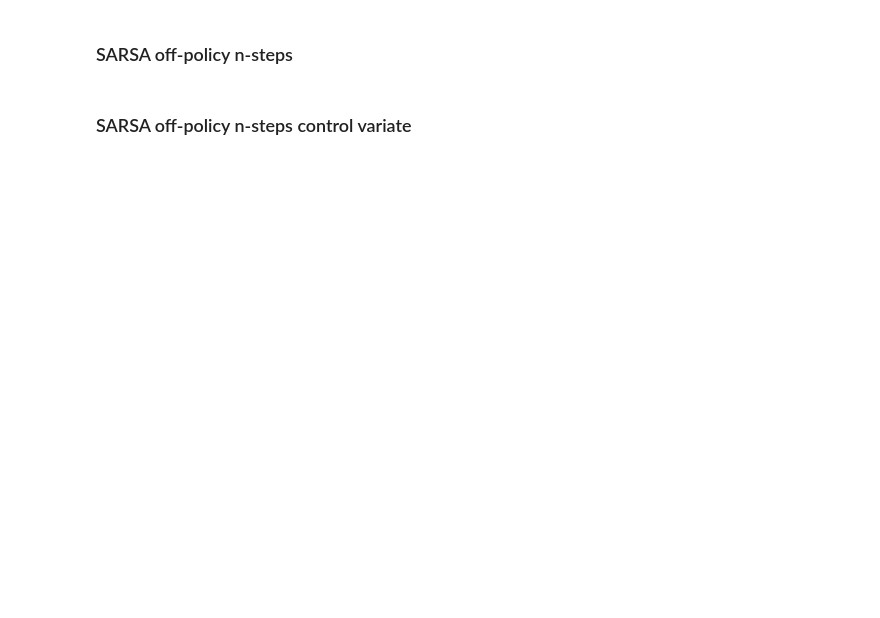
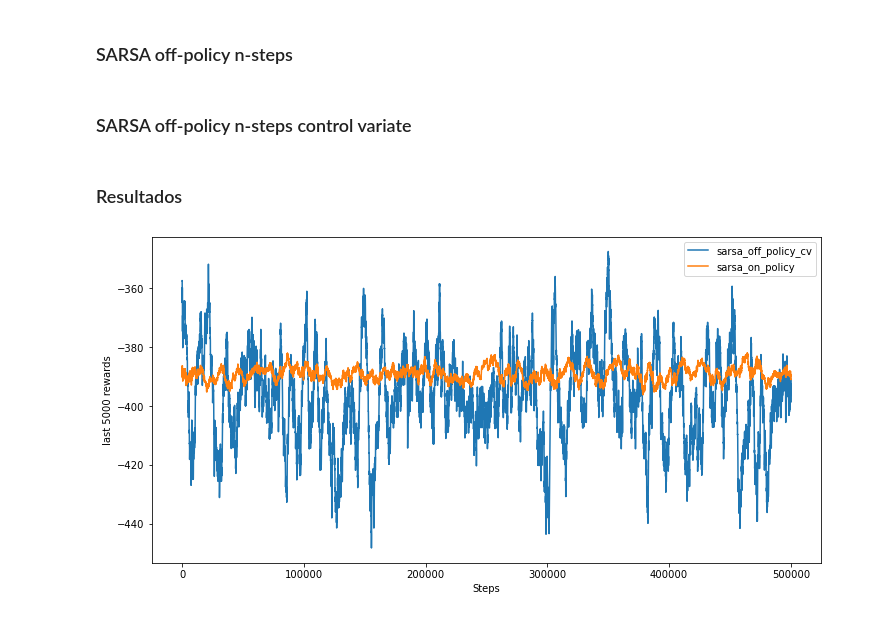
Before and after one commit to FernandoWeeb-byte/Taia-Project, a Jupyter notebook: taxi.ipynb, the cells around one changed output. Cells and saved outputs as stored; diff of their text form; code cells hidden in the pictures; blank space fills up the shorter version.

```diff
--- a/taxi.ipynb
+++ b/taxi.ipynb
@@ -42,3 +42,15 @@ NSTEPS = 11
 STEPS = 200_000
 
 env = gym.make(ENV_NAME)
+# %% [markdown]
+### Resultados
+# %%
+# off-policy X on-policy
+# taxi_offpolicy = load_results("taxi-1.npy")
+taxi_onpolicy = load_results("taxi-0-1.npy")
+taxi_offpolicy_cv = load_results("taxi-2.npy")
+taxi_onpolicy_cv = load_results("taxi-0-2.npy")
+# %%
+moving_mean_plot_many([taxi_offpolicy_cv.mean(axis=0), taxi_onpolicy_cv.mean(axis=0)], ['sarsa_off_policy_cv', 'sarsa_on_policy'], 500_000, 5000)
+# %% [output]
+[figure, added]
```
Also changed, not shown: parts of 1 cell of this notebook, 4 other files.
